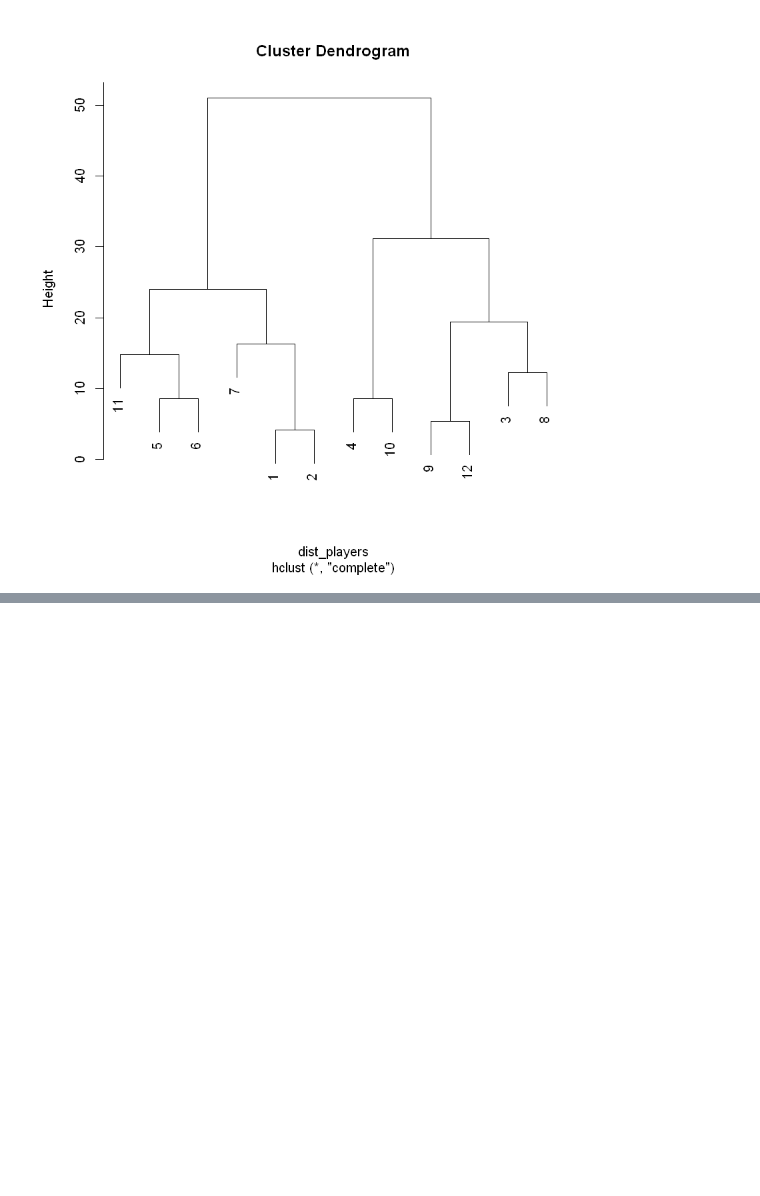
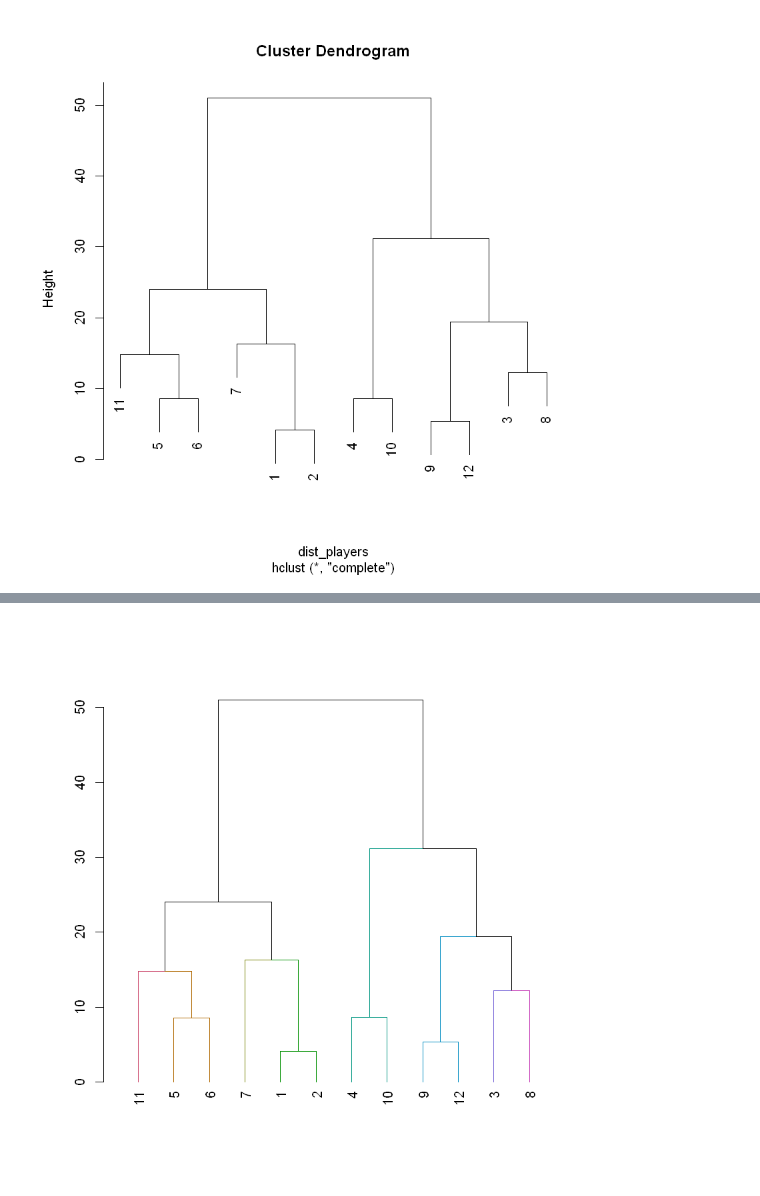
Before and after one commit to VictorOmondi1997/Cluster-Analysis-in-R, a Jupyter notebook: Cluster Analysis in R.ipynb, the cells around one changed output, grey strips where cells are left out. Cells and saved outputs as stored; diff of their text form; code cells hidden in the pictures; blank space fills up the shorter version.

```diff
--- a/Cluster Analysis in R.ipynb
+++ b/Cluster Analysis in R.ipynb
@@ -246,0 +267,6 @@ plot(hc_players)
+# %%
+dend_players = as.dendrogram(hc_players)
+dend_colored = color_branches(dend_players, h=10)
+plot(dend_colored)
+# %% [output]
+[figure, added]
```
Also changed, not shown: parts of 43 cells of this notebook.
